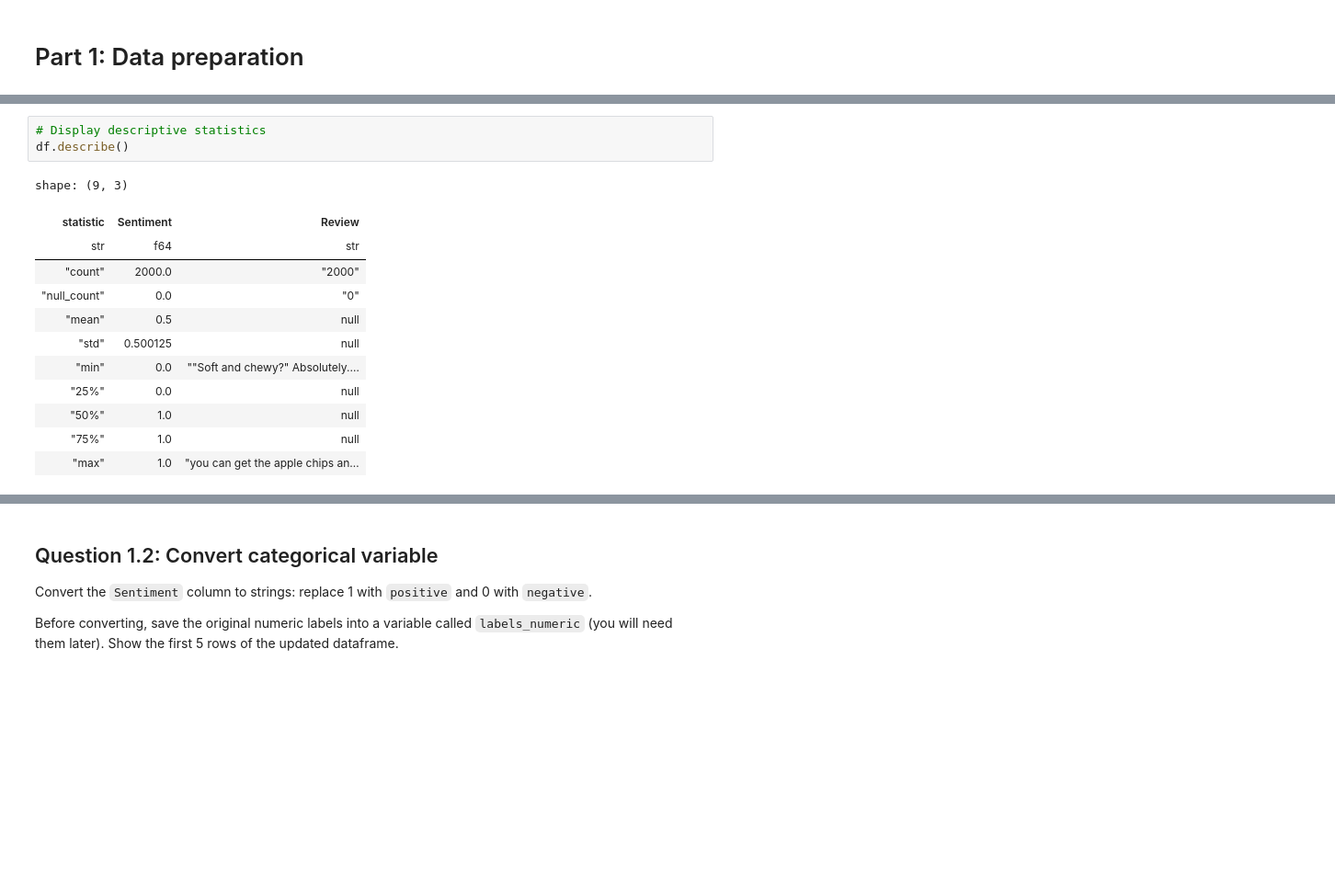
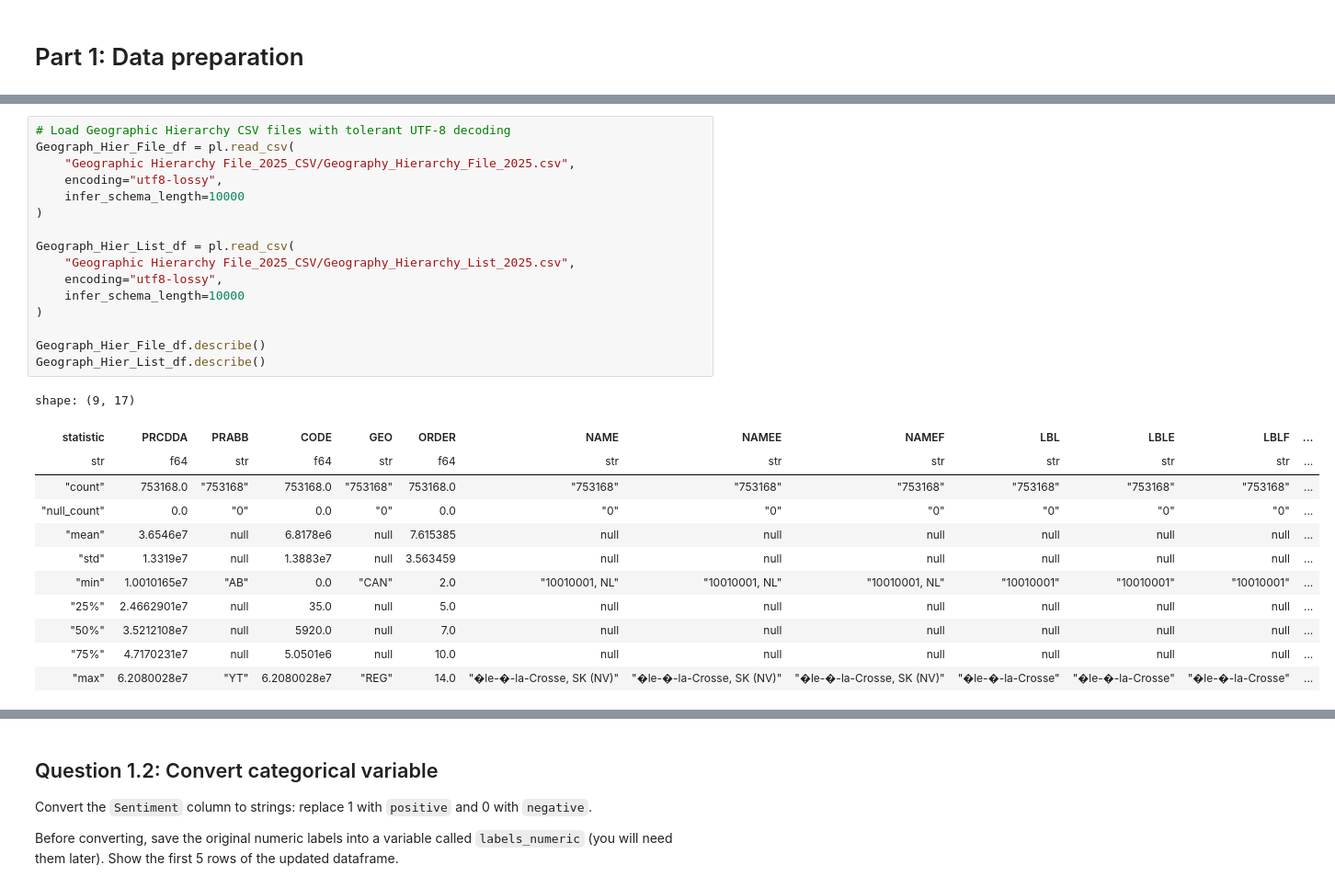
Before and after one commit to PhilippMayorov/UG39_Group_Project, a Jupyter notebook: CAD_household_analysis.ipynb, the cells around one changed output, grey strips where cells are left out. Shown at 92% size. Drawn from its saved outputs; the diff is of its cells as text; blank space fills up the shorter version.

```diff
--- a/CAD_household_analysis.ipynb
+++ b/CAD_household_analysis.ipynb
@@ -43,16 +74,29 @@ shape: (5, 2)
-# %%
-# Display descriptive statistics
-df.describe()
-# %% [output]
-shape: (9, 3)
-| statistic | Sentiment | Review |
-| str | f64 | str |
-| "count" | 2000.0 | "2000" |
-| "null_count" | 0.0 | "0" |
-| "mean" | 0.5 | null |
-| "std" | 0.500125 | null |
-| "min" | 0.0 | ""Soft and chewy?" Absolutely.… |
-| "25%" | 0.0 | null |
-| "50%" | 1.0 | null |
-| "75%" | 1.0 | null |
-| "max" | 1.0 | "you can get the apple chips an… |
+# %%
+# Load Geographic Hierarchy CSV files with tolerant UTF-8 decoding
+Geograph_Hier_File_df = pl.read_csv(
+    "Geographic Hierarchy File_2025_CSV/Geography_Hierarchy_File_2025.csv",
+    encoding="utf8-lossy",
+    infer_schema_length=10000
+)
+
+Geograph_Hier_List_df = pl.read_csv(
+    "Geographic Hierarchy File_2025_CSV/Geography_Hierarchy_List_2025.csv",
+    encoding="utf8-lossy",
+    infer_schema_length=10000
+)
+
+Geograph_Hier_File_df.describe()
+Geograph_Hier_List_df.describe()
+# %% [output]
+shape: (9, 17)
+| statistic | PRCDDA | PRABB | CODE | GEO | ORDER | NAME | NAMEE | NAMEF | LBL | LBLE | LBLF | ... |
+| str | f64 | str | f64 | str | f64 | str | str | str | str | str | str | ... |
+| "count" | 753168.0 | "753168" | 753168.0 | "753168" | 753168.0 | "753168" | "753168" | "753168" | "753168" | "753168" | "753168" | ... |
+| "null_count" | 0.0 | "0" | 0.0 | "0" | 0.0 | "0" | "0" | "0" | "0" | "0" | "0" | ... |
+| "mean" | 3.6546e7 | null | 6.8178e6 | null | 7.615385 | null | null | null | null | null | null | ... |
+| "std" | 1.3319e7 | null | 1.3883e7 | null | 3.563459 | null | null | null | null | null | null | ... |
+| "min" | 1.0010165e7 | "AB" | 0.0 | "CAN" | 2.0 | "10010001, NL" | "10010001, NL" | "10010001, NL" | "10010001" | "10010001" | "10010001" | ... |
+| "25%" | 2.4662901e7 | null | 35.0 | null | 5.0 | null | null | null | null | null | null | ... |
+| "50%" | 3.5212108e7 | null | 5920.0 | null | 7.0 | null | null | null | null | null | null | ... |
+| "75%" | 4.7170231e7 | null | 5.0501e6 | null | 10.0 | null | null | null | null | null | null | ... |
+| "max" | 6.2080028e7 | "YT" | 6.2080028e7 | "REG" | 14.0 | "�le-�-la-Crosse, SK (NV)" | "�le-�-la-Crosse, SK (NV)" | "�le-�-la-Crosse, SK (NV)" | "�le-�-la-Crosse" | "�le-�-la-Crosse" | "�le-�-la-Crosse" | ... |
```
Also changed, not shown: parts of 3 cells of this notebook, 3 other files.
